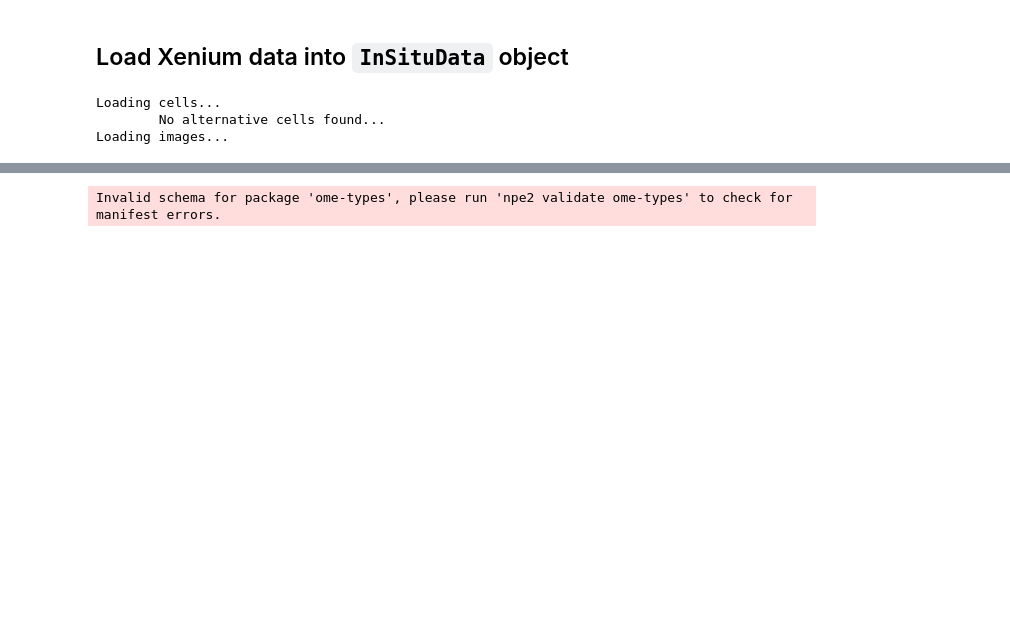
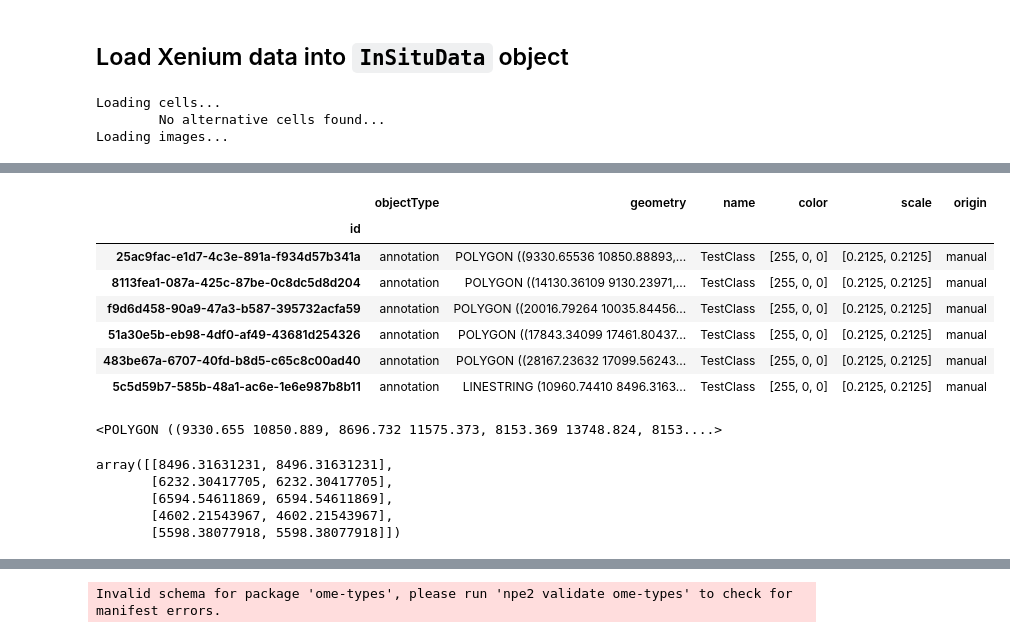
Before and after one commit to b-lemke98/InSituPy-1, a Jupyter notebook: notebooks/dev/test_expression_along_axis.ipynb, the cells around one changed output, grey strips where cells are left out. Drawn from its saved outputs; the diff is of its cells as text; code cells hidden in the pictures; blank space fills up the shorter version.

```diff
--- a/notebooks/dev/test_expression_along_axis.ipynb
+++ b/notebooks/dev/test_expression_along_axis.ipynb
@@ -65,0 +80,11 @@ def calc_distance_from(
+# %%
+xd.annotations.TestKey
+# %% [output]
+|  | objectType | geometry | name | color | scale | origin |
+| id |  |  |  |  |  |  |
+| 25ac9fac-e1d7-4c3e-891a-f934d57b341a | annotation | POLYGON ((9330.65536 10850.88893,... | TestClass | [255, 0, 0] | [0.2125, 0.2125] | manual |
+| 8113fea1-087a-425c-87be-0c8dc5d8d204 | annotation | POLYGON ((14130.36109 9130.23971,... | TestClass | [255, 0, 0] | [0.2125, 0.2125] | manual |
+| f9d6d458-90a9-47a3-b587-395732acfa59 | annotation | POLYGON ((20016.79264 10035.84456... | TestClass | [255, 0, 0] | [0.2125, 0.2125] | manual |
+| 51a30e5b-eb98-4df0-af49-43681d254326 | annotation | POLYGON ((17843.34099 17461.80437... | TestClass | [255, 0, 0] | [0.2125, 0.2125] | manual |
+| 483be67a-6707-40fd-b8d5-c65c8c00ad40 | annotation | POLYGON ((28167.23632 17099.56243... | TestClass | [255, 0, 0] | [0.2125, 0.2125] | manual |
+| 5c5d59b7-585b-48a1-ac6e-1e6e987b8b11 | annotation | LINESTRING (10960.74410 8496.3163... | TestClass | [255, 0, 0] | [0.2125, 0.2125] | manual |
@@ -65,0 +94,12 @@ def calc_distance_from(
+# %%
+poly.exter
+# %% [output]
+<POLYGON ((9330.655 10850.889, 8696.732 11575.373, 8153.369 13748.824, 8153....>
+# %%
+np.array([line.coords.xy[1].tolist(), line.coords.xy[1].tolist()]).T
+# %% [output]
+array([[8496.31631231, 8496.31631231],
+       [6232.30417705, 6232.30417705],
+       [6594.54611869, 6594.54611869],
+       [4602.21543967, 4602.21543967],
+       [5598.38077918, 5598.38077918]])
```
Also changed, not shown: parts of 70 cells of this notebook, 5 other files.
